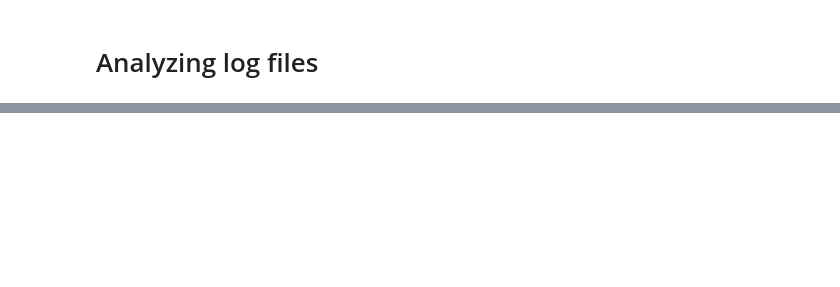
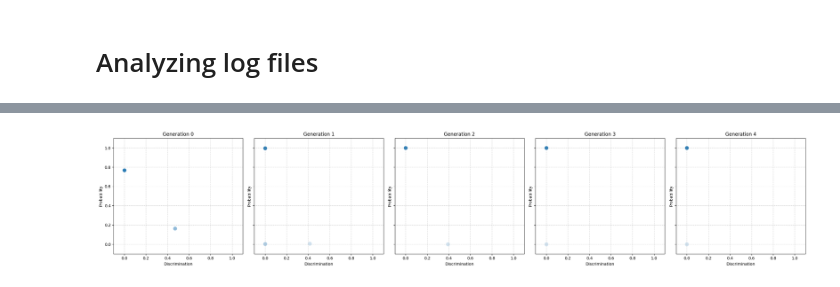
Before and after one commit to wso2-incubator/BACE, a Jupyter notebook: Experiments/notebooks/coevolution/gen_log_analyzer.ipynb, the cells around one changed output, grey strips where cells are left out. Saved outputs shown, nothing was run; the diff lists cells and outputs as text; code cells hidden in the pictures; blank space fills up the shorter version.

```diff
--- a/Experiments/notebooks/coevolution/gen_log_analyzer.ipynb
+++ b/Experiments/notebooks/coevolution/gen_log_analyzer.ipynb
@@ -580,3 +1198,7 @@ Plotting fitness evolution with labels...
 # %%
-tidy_code_events_df[tidy_code_events_df['id'] == 'C0']
+test_gen_df = get_test_gen_prob_vs_discrimination(
+    test_events_df,
+    generated_observation_matrices
+)
+plot_test_prob_vs_discrimination(test_gen_df)
 # %% [output]
@@ -597,0 +1215 @@ tidy_code_events_df[tidy_code_events_df['id'] == 'C0']
+[figure, added]
```
Also changed, not shown: parts of 9 cells of this notebook.
